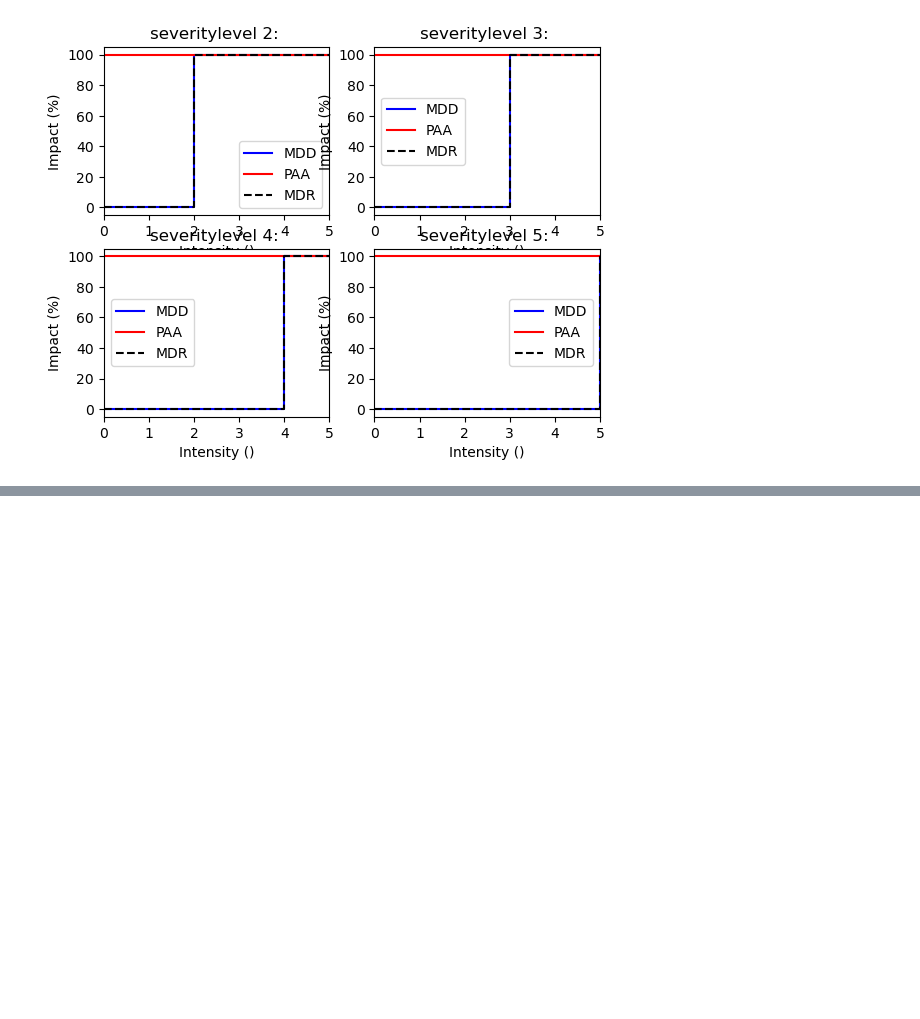
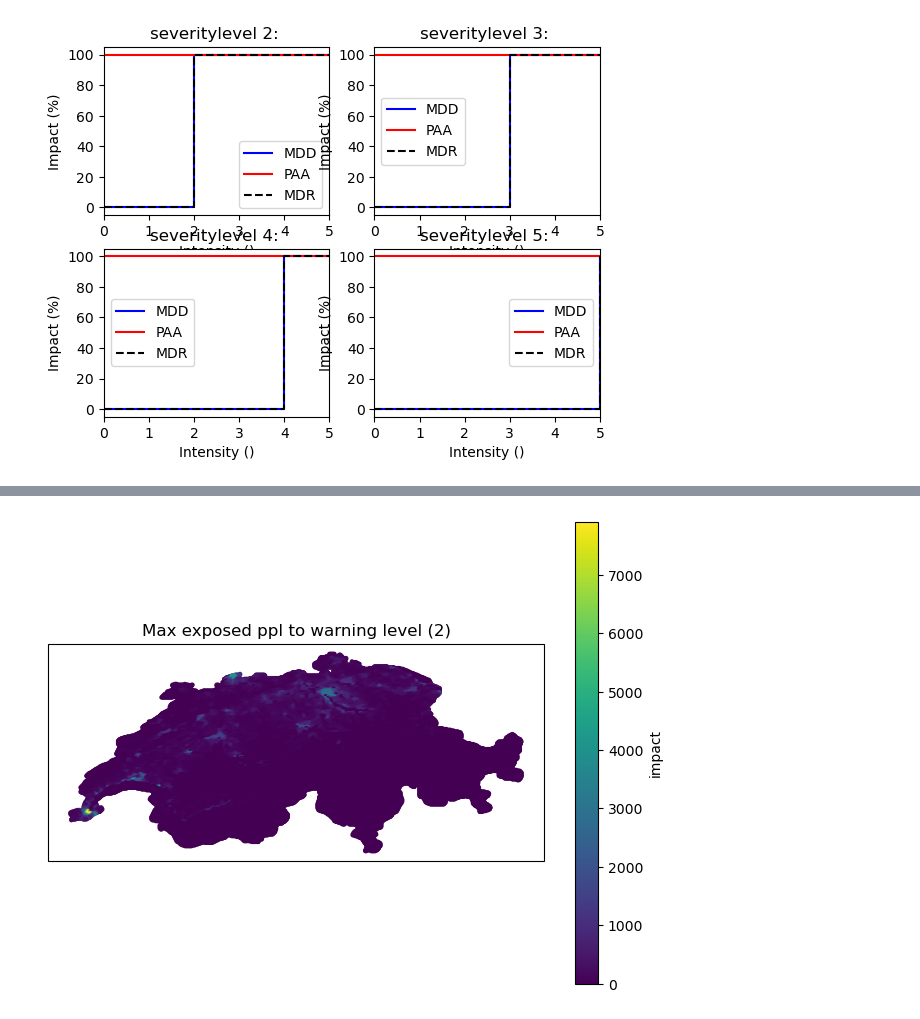
Before and after one commit to Evelyn-M/forecast-usecases, a Jupyter notebook: MCH-Impact-Oriented-Warnings/severity-forecast-to-impact.ipynb, the cells around one changed output, grey strips where cells are left out. Saved outputs shown, nothing was run; the diff lists cells and outputs as text; code cells hidden in the pictures; blank space fills up the shorter version.

```diff
--- a/MCH-Impact-Oriented-Warnings/severity-forecast-to-impact.ipynb
+++ b/MCH-Impact-Oriented-Warnings/severity-forecast-to-impact.ipynb
@@ -142,0 +176,25 @@ dict_imp_pop[2].imp_mat
+# %%
+# in the reformatted xarray dataset, stats over leadtime or over ensemble member are easily possible,
+# but we lose the convenience functions of the CLIMADA Impact Object
+
+# we need to do a lot of manual track-keeping on the stacking order of the dimensions,
+# and on correcting the frequency setting (true in either case).
+
+import matplotlib.pyplot as plt
+import cartopy.crs as ccrs
+
+# example for one realization over all leadtimes
+
+fig, ax = plt.subplots(figsize=(8, 6),
+                       subplot_kw={'projection': ccrs.PlateCarree()})
+sc = ax.scatter(
+    dict_imp_reshaped[level].coords["y"],
+    dict_imp_reshaped[level].coords["x"],
+    c=dict_imp_reshaped[level].max(dim='lead_time').isel(realization=0),
+    cmap="viridis",
+    s=5,
+    transform=ccrs.PlateCarree())
+plt.colorbar(sc, ax=ax, label="impact")
+ax.coastlines()
+ax.set_title(f"Max exposed ppl to warning level ({level})")
+# %% [output]
@@ -142,0 +202 @@ dict_imp_pop[2].imp_mat
+[figure, added]
```
Also changed, not shown: parts of 8 cells of this notebook.
